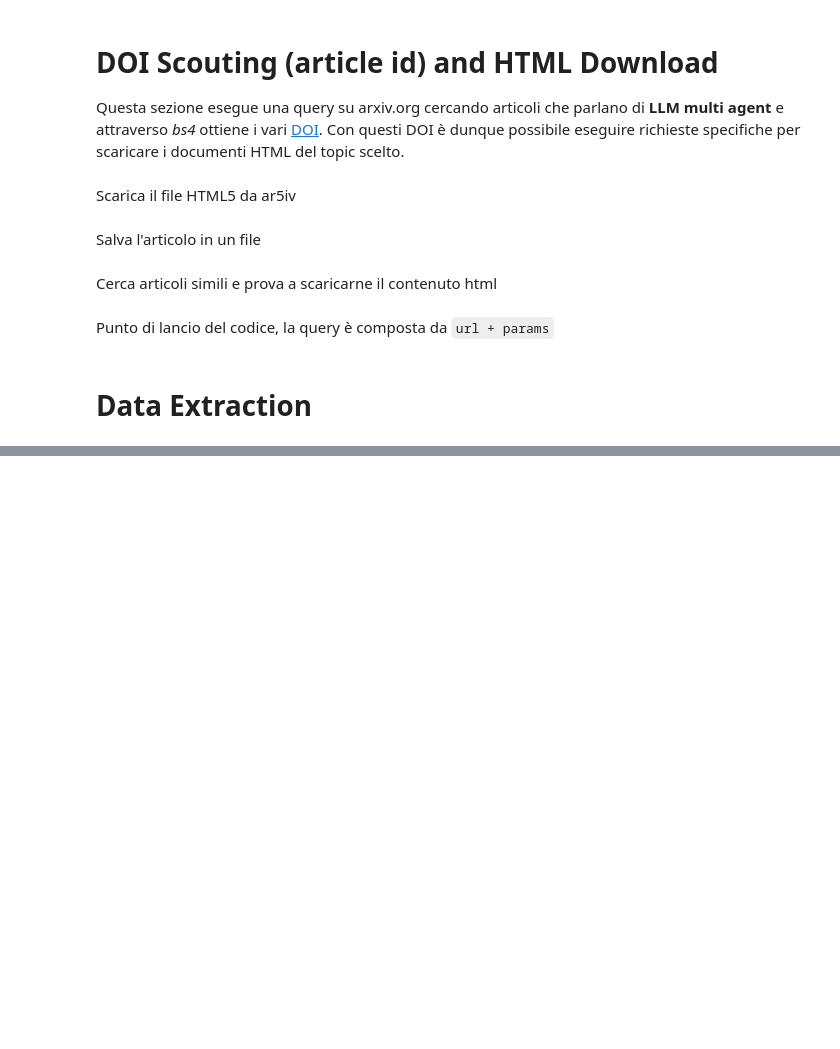
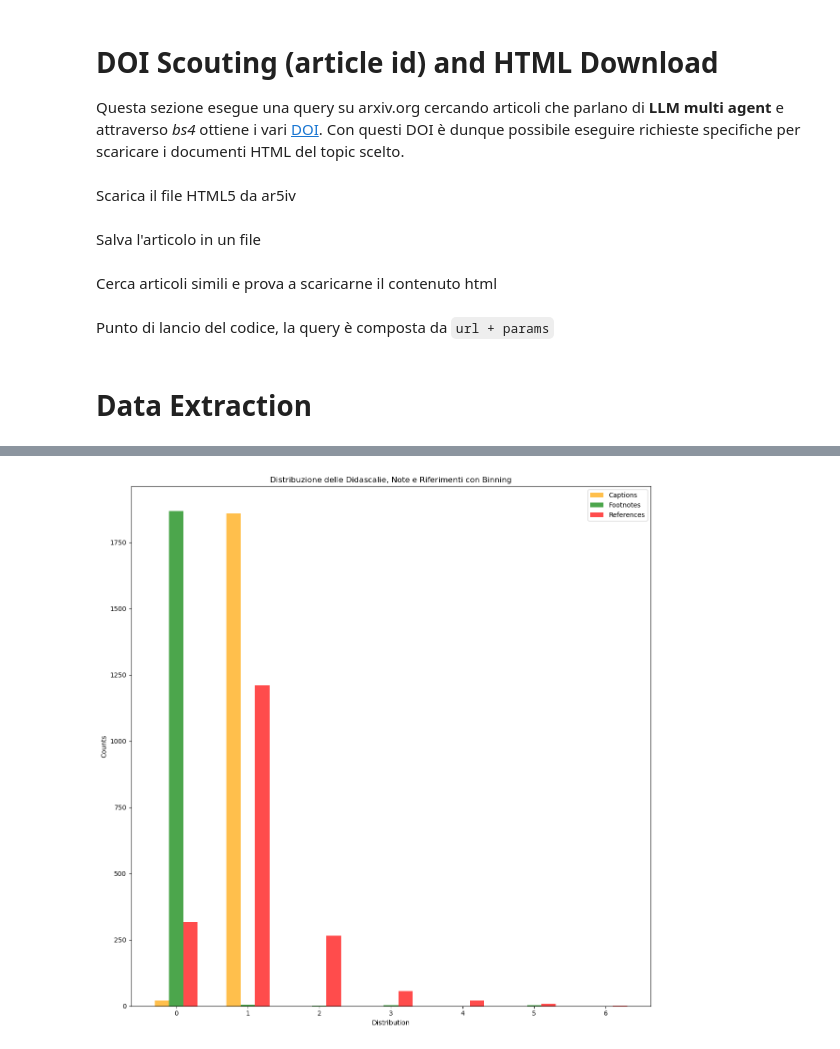
Before and after one commit to MatVitale6/IngegneriaDeiDatiProject, a Jupyter notebook: htmlar5iv.ipynb, the cells around one changed output, grey strips where cells are left out. Drawn from its saved outputs; the diff is of its cells as text; code cells hidden in the pictures; blank space fills up the shorter version.

```diff
--- a/htmlar5iv.ipynb
+++ b/htmlar5iv.ipynb
@@ -402,0 +354,36 @@ sto cercando le tabelle..
+# %%
+num_bins = 7
+
+# Calcola il range per i bin
+#bins = np.linspace(0, max(max(captions_count), max(footnotes_count), max(references_count)), num_bins + 1)
+bins = np.linspace(0, 7, num_bins +1)
+
+# Calcolare gli istogrammi
+captions_hist, _ = np.histogram(captions_count, bins=bins)
+footnotes_hist, _ = np.histogram(footnotes_count, bins=bins)
+references_hist, _ = np.histogram(references_count, bins=bins)
+
+# Configurare le barre affiancate
+bar_width = 0.2  # Larghezza delle barre
+indices = np.arange(num_bins)
+
+plt.figure(figsize=(12, 12))
+
+# Crea l'istogramma
+plt.bar(indices, captions_hist, width=bar_width, label='Captions', color= 'orange', alpha=0.7)
+plt.bar(indices + bar_width, footnotes_hist, width=bar_width, label='Footnotes', color='green', alpha=0.7)
+plt.bar(indices + 2 * bar_width, references_hist, width=bar_width, label='References', color='red', alpha=0.7)
+
+# Aggiungi titoli e etichette
+plt.xlabel('Distribution')
+plt.ylabel('Counts')
+plt.title('Distribuzione delle Didascalie, Note e Riferimenti con Binning')
+plt.xticks(indices + bar_width,  range(num_bins))
+plt.legend()
+
+# Mostra l'istogramma
+plt.tight_layout()
+plt.savefig(os.path.join('extraction_distribution.png'))
+plt.show()
+# %% [output]
+[figure, added]
```
Also changed, not shown: parts of 4 cells of this notebook, 2 other files.
